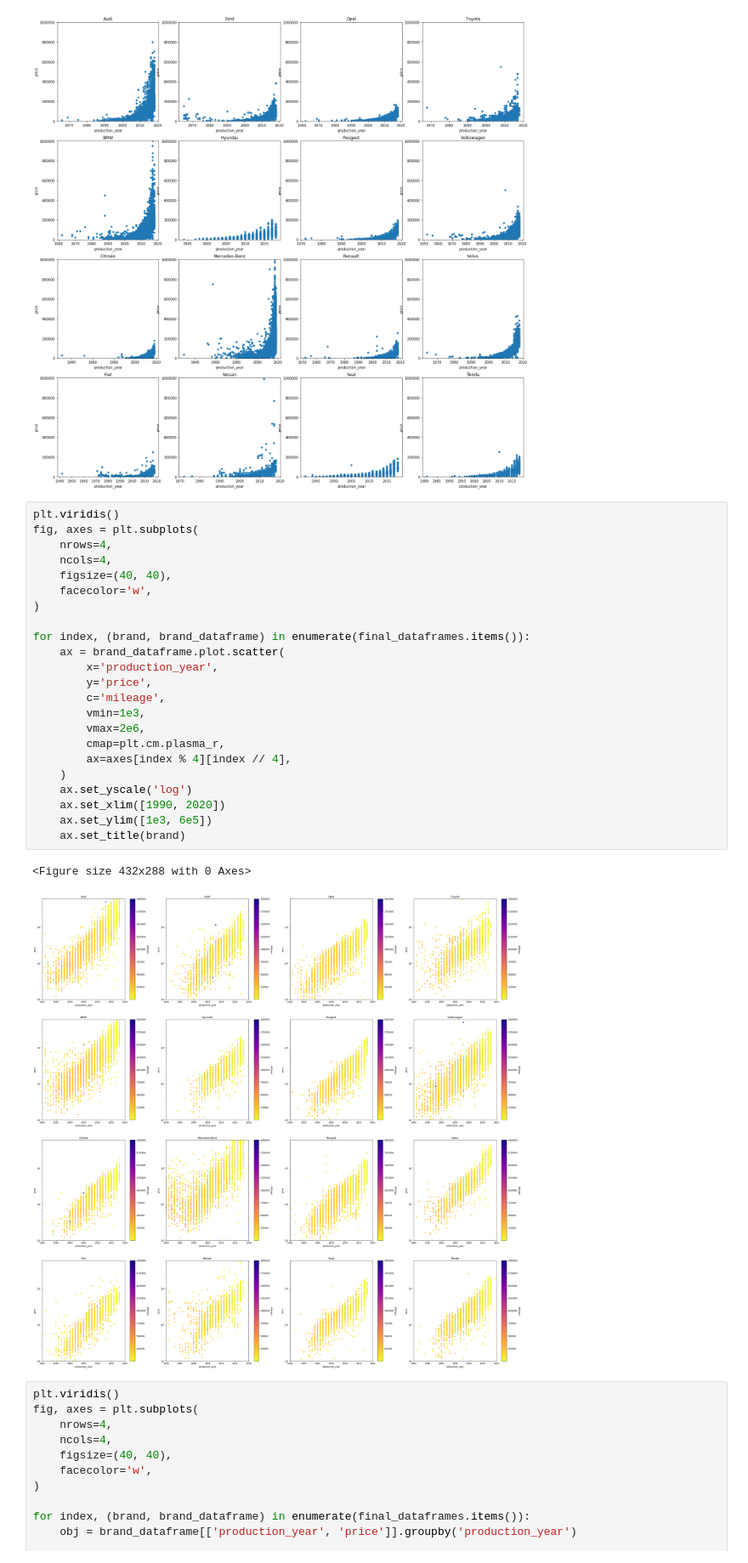
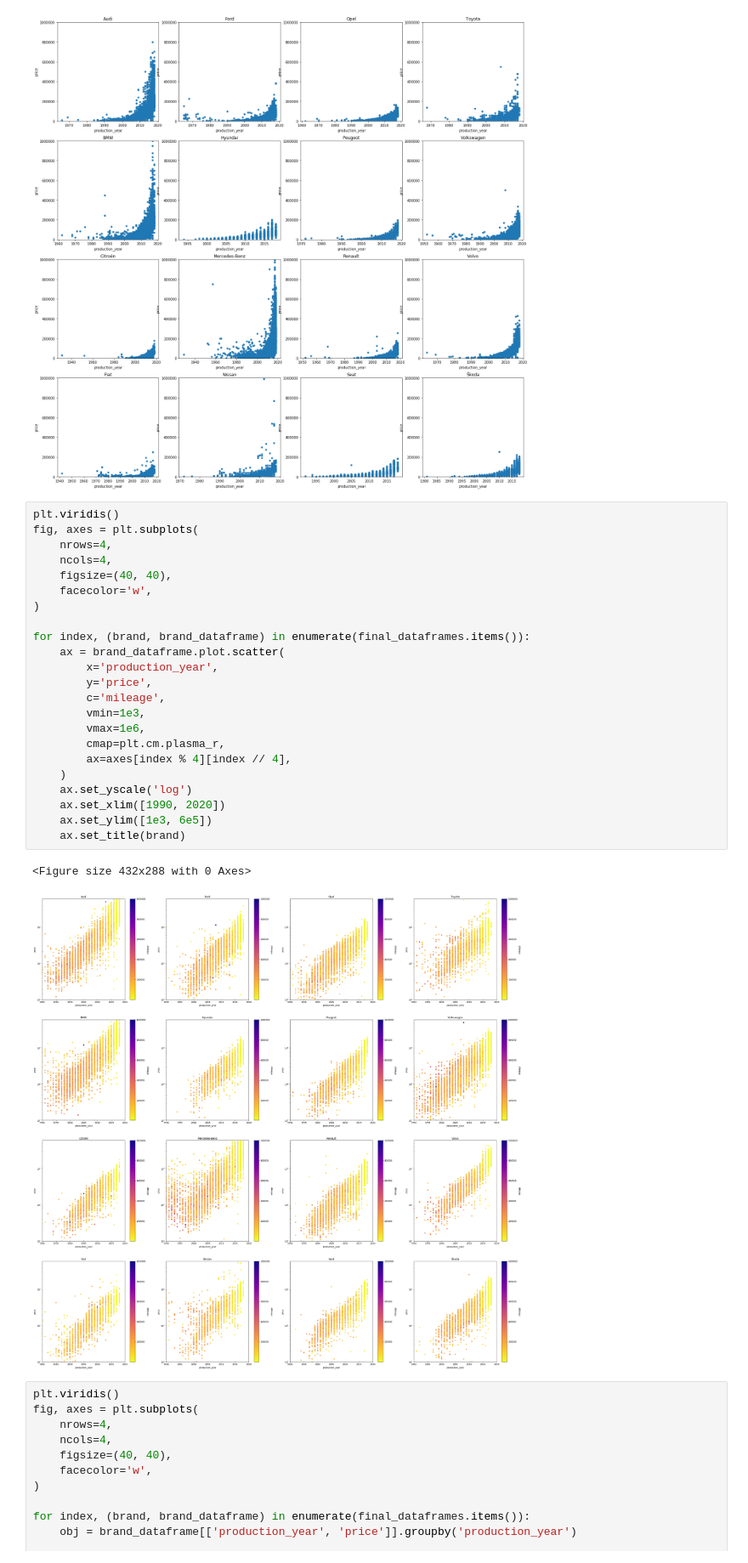
Before and after one commit to pmrukot/data-visualization, a Jupyter notebook: charts-otomoto/otomoto.ipynb, the cells around one changed output. Shown at 85% size. Cells and saved outputs as stored; diff of their text form.

```diff
--- a/charts-otomoto/otomoto.ipynb
+++ b/charts-otomoto/otomoto.ipynb
@@ -38,29 +38,29 @@ for index, (brand, brand_dataframe) in enumerate(final_dataframes.items()):
 # %%
 plt.viridis()
 fig, axes = plt.subplots(
     nrows=4,
     ncols=4,
     figsize=(40, 40),
     facecolor='w',
 )
 
 for index, (brand, brand_dataframe) in enumerate(final_dataframes.items()):
     ax = brand_dataframe.plot.scatter(
         x='production_year',
         y='price',
         c='mileage',
         vmin=1e3,
-        vmax=2e6,
+        vmax=1e6,
         cmap=plt.cm.plasma_r,
         ax=axes[index % 4][index // 4],
     )
     ax.set_yscale('log')
     ax.set_xlim([1990, 2020])
     ax.set_ylim([1e3, 6e5])
     ax.set_title(brand)
 # %% [output]
 <Figure size 432x288 with 0 Axes>
-[figure, old version]
+[figure, new version]
 # %%
 plt.viridis()
 fig, axes = plt.subplots(
```
Also changed, not shown: parts of 1 cell of this notebook.
